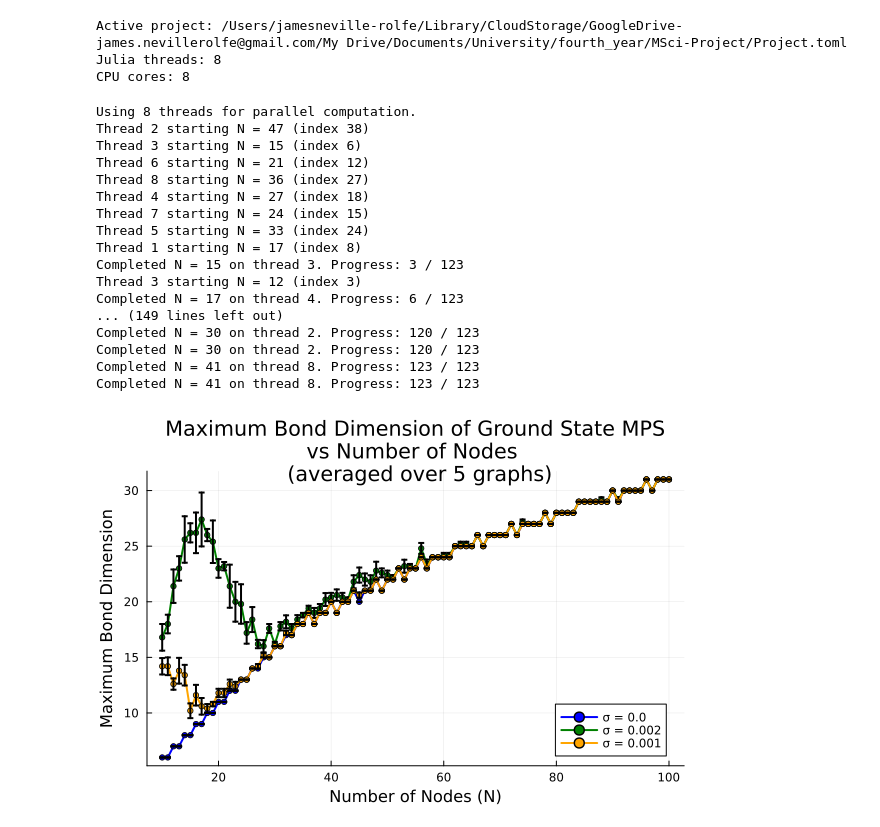
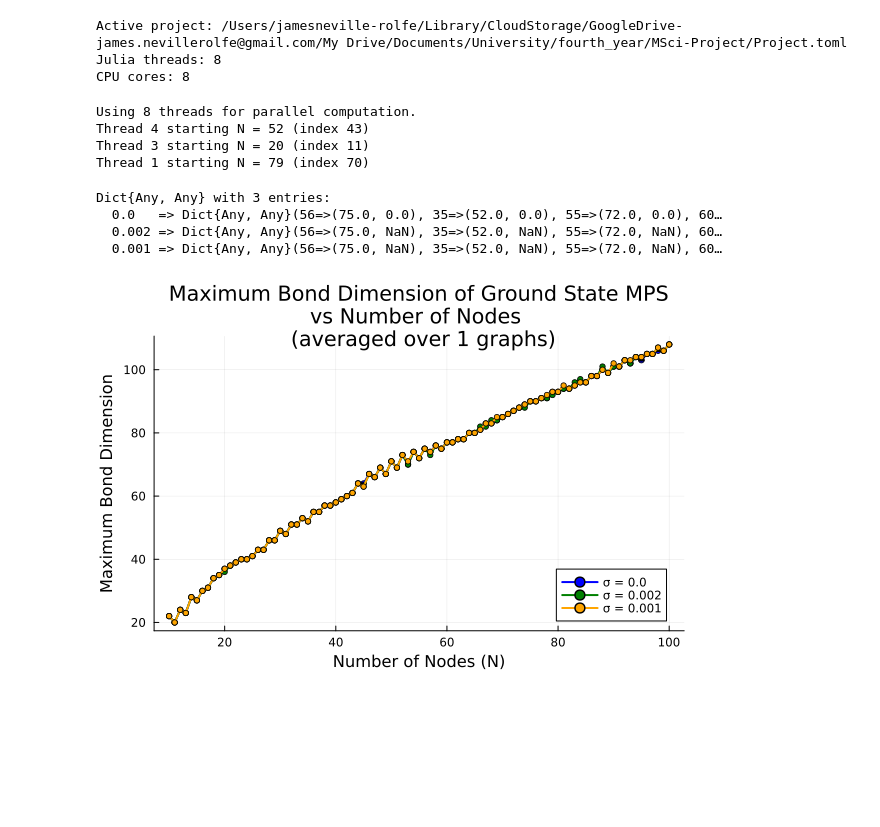
Before and after one commit to jamesnrolfe/MSci-Project, a Jupyter notebook: RecreatingAshGraphs/bond_dim_req_vs_nodes.ipynb, the cells around one changed output. Drawn from its saved outputs; the diff is of its cells as text; code cells hidden in the pictures; blank space fills up the shorter version.

Commit message:
if you get a second look at my bond_dim_req_vs_nodes.ipynb Ethan - why can i not recreate this well?

```diff
--- a/RecreatingAshGraphs/bond_dim_req_vs_nodes.ipynb
+++ b/RecreatingAshGraphs/bond_dim_req_vs_nodes.ipynb
@@ -20,8 +19,7 @@ J = 1.0 # interaction strength
 # Generate MPOs
 # %%
 
-data = load_data_from_json("../data/bond_dim_vs_nodes_data.json")
-display(data)
+data = nothing
 # %%
 using ITensorMPS, ITensors
 using ProgressMeter
@@ -98,15 +97,15 @@ display(plt)
 # Same thing, but for Ground State MPS at sigma=0.0
 # %%
 # new parameters
-N_vals = 10:1:50 # number of nodes to test
+N_vals = 10:1:100 # number of nodes to test
 σ_vals = [0.0, 0.001, 0.002] # sigma values to test for the adjacency martrix
 
-num_graphs_to_avg = 3 # number of graphs to average over for each (N, σ) pair
+num_graphs_to_avg = 1 # number of graphs to average over for each (N, σ) pair
 max_bond_dim = 1000 # maximum bond dimension for the MPS
 
 # Hamiltonian parameters - Heisenberg XXZ
-J = -0.5 # interaction strength
-Δ = 0.5 # anisotropy parameter
+J = 1 # interaction strength
+Δ = 1 # anisotropy parameter
 
 RERUN = true
 # %% [output]
@@ -120,6 +119,8 @@ Dict{Any, Any} with 3 entries:
   0.0   => Dict{Any, Any}(56=>(24.0, 0.0), 35=>(18.0, 0.0), 55=>(23.0, 0.0), 60…
   0.002 => Dict{Any, Any}(56=>(24.8, 0.489898), 35=>(18.8, 0.2), 55=>(23.0, 0.0…
   0.001 => Dict{Any, Any}(56=>(24.0, 0.0), 35=>(18.0, 0.0), 55=>(23.0, 0.0), 60…
+# %%
+data_gs_mps = nothing
 # %%
 using Pkg
 println("Active project: ", Pkg.project().path)
@@ -161,9 +162,9 @@ if data_gs_mps == nothing || RERUN
             bond_dims = Int[]
 
             for _ in 1:local_averaging
-                wam = generate_fully_connected_wam(N, σ)
+                wam = generate_chain_wam(N, σ)
                 ψ_mps, sites = create_MPS(N)
-                H = create_xxz_hamiltonian_mpo(N, wam, J, Δ, sites)
+                H = create_xxz_hamiltonian_mpo_tyndall(N, wam, J, Δ, sites)
                 energy, ψ_gs = solve_xxz_hamiltonian_dmrg(H, ψ_mps, 30, max_bond_dim, 1e-10)
                 bond_dim = maxlinkdim(ψ_gs)
                 push!(bond_dims, bond_dim)
@@ -198,22 +199,9 @@ if data_gs_mps == nothing || RERUN
 end
 # %% [output]
 Using 8 threads for parallel computation.
-Thread 2 starting N = 47 (index 38)
-Thread 3 starting N = 15 (index 6)
-Thread 6 starting N = 21 (index 12)
-Thread 8 starting N = 36 (index 27)
-Thread 4 starting N = 27 (index 18)
-Thread 7 starting N = 24 (index 15)
-Thread 5 starting N = 33 (index 24)
-Thread 1 starting N = 17 (index 8)
-Completed N = 15 on thread 3. Progress: 3 / 123
-Thread 3 starting N = 12 (index 3)
-Completed N = 17 on thread 4. Progress: 6 / 123
-... (149 lines left out)
-Completed N = 30 on thread 2. Progress: 120 / 123
-Completed N = 30 on thread 2. Progress: 120 / 123
-Completed N = 41 on thread 8. Progress: 123 / 123
-Completed N = 41 on thread 8. Progress: 123 / 123
+Thread 4 starting N = 52 (index 43)
+Thread 3 starting N = 20 (index 11)
+Thread 1 starting N = 79 (index 70)
 # %%
 using JLD2
 
@@ -222,32 +210,40 @@ jldsave("../data/bond_dim_vs_nodes_gs_mps_avg_$num_graphs_to_avg.jld2"; data_gs_
 # %%
 # then plot the data
 using Plots
+
+display(data_gs_mps)
+
 σ_to_plot = [0.0, 0.001, 0.002]
 colors = [:red, :blue, :green, :orange, :purple]
-plt = plot(title="Maximum Bond Dimension of Ground State MPS\nvs Number of Nodes \n (averaged over $num_graphs_to_avg graphs)",
+plt = plot(title="Maximum Bond Dimension of Ground State MPS
+vs Number of Nodes \n (averaged over $num_graphs_to_avg graphs)",
     xlabel="Number of Nodes (N)",
     ylabel="Maximum Bond Dimension",
     legend=:bottomright)
 
 for (i, σ) in enumerate(keys(data_gs_mps))
     if !(σ in σ_to_plot)
         continue
     end
     σ_data = data_gs_mps[σ]
     N_vals = collect(keys(σ_data))
     N_vals_sorted = sort(N_vals)
     avg_bond_dims = [σ_data[N][1] for N in N_vals_sorted]
     errors = [σ_data[N][2] for N in N_vals_sorted] # should be 0 for σ=0
 
     plot!(plt, N_vals_sorted, avg_bond_dims,
           yerror=errors,
           label="σ = $σ",
           color=colors[i % length(colors) + 1],
           marker=:circle,
           markersize=3,
           linewidth=2)
 end
 savefig(plt, "../assets/graphs/bond_dim_req_vs_nodes_gs_mps_avg_$(num_graphs_to_avg).png")
 display(plt)
 # %% [output]
+Dict{Any, Any} with 3 entries:
+  0.0   => Dict{Any, Any}(56=>(75.0, 0.0), 35=>(52.0, 0.0), 55=>(72.0, 0.0), 60…
+  0.002 => Dict{Any, Any}(56=>(75.0, NaN), 35=>(52.0, NaN), 55=>(72.0, NaN), 60…
+  0.001 => Dict{Any, Any}(56=>(75.0, NaN), 35=>(52.0, NaN), 55=>(72.0, NaN), 60…
-[figure, old version]
+[figure, new version]
```
Also changed, not shown: parts of 4 cells of this notebook, 5 other files.
